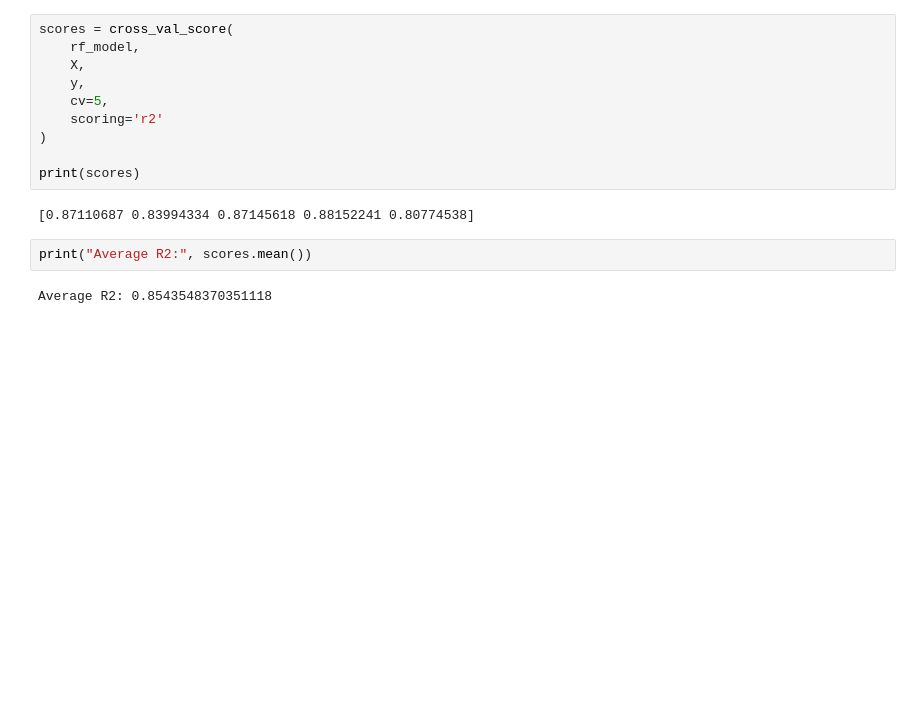
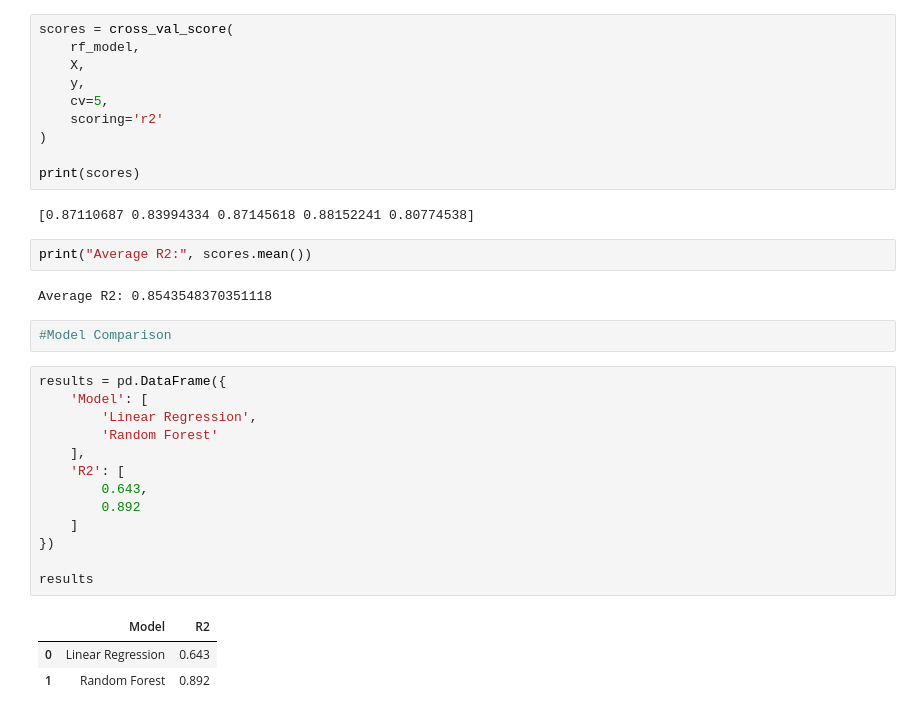
Before and after one commit to Ravinder-test/house-price-prediction, a Jupyter notebook: notebooks/house_price_prediction.ipynb, the cells around one changed output. Cells and saved outputs as stored; diff of their text form; blank space fills up the shorter version.

```diff
--- a/notebooks/house_price_prediction.ipynb
+++ b/notebooks/house_price_prediction.ipynb
@@ -442,3 +463,22 @@ print(scores)
 print("Average R2:", scores.mean())
 # %% [output]
 Average R2: 0.8543548370351118
+# %%
+#Model Comparison
+# %%
+results = pd.DataFrame({
+    'Model': [
+        'Linear Regression',
+        'Random Forest'
+    ],
+    'R2': [
+        0.643,
+        0.892
+    ]
+})
+
+results
+# %% [output]
+|  | Model | R2 |
+| 0 | Linear Regression | 0.643 |
+| 1 | Random Forest | 0.892 |
```
Also changed, not shown: parts of 4 cells of this notebook, 5 other files.
